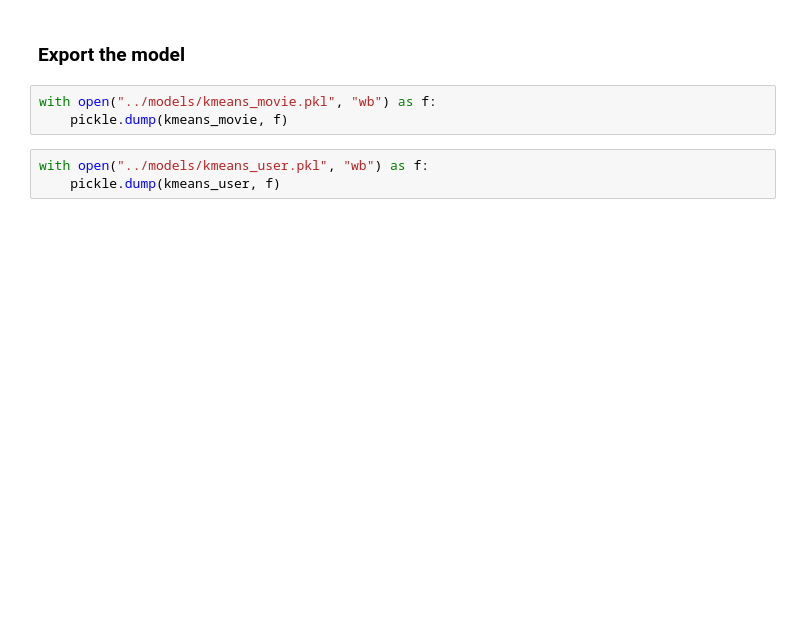
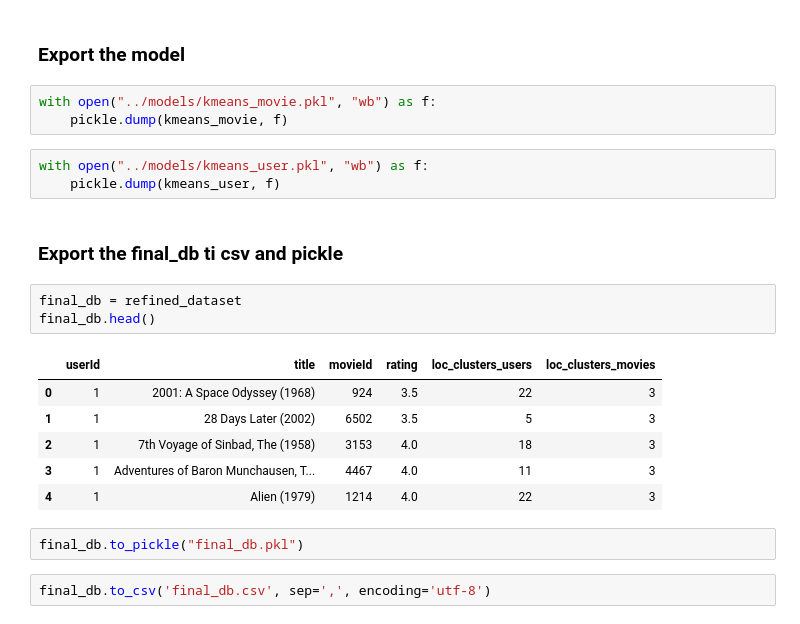
Before and after one commit to rafaferprats/movie_recommendation_system_DS, a Jupyter notebook: notebooks/Recommender_System_KMeans_Modeluser_and_Modelmovie.ipynb, the cells around one changed output. Cells and saved outputs as stored; diff of their text form; blank space fills up the shorter version.

```diff
--- a/notebooks/Recommender_System_KMeans_Modeluser_and_Modelmovie.ipynb
+++ b/notebooks/Recommender_System_KMeans_Modeluser_and_Modelmovie.ipynb
@@ -243,3 +387,19 @@ with open("../models/kmeans_movie.pkl", "wb") as f:
 # %%
 with open("../models/kmeans_user.pkl", "wb") as f:
     pickle.dump(kmeans_user, f)
+# %% [markdown]
+### Export the final_db ti csv and pickle
+# %%
+final_db = refined_dataset
+final_db.head()
+# %% [output]
+|  | userId | title | movieId | rating | loc_clusters_users | loc_clusters_movies |
+| 0 | 1 | 2001: A Space Odyssey (1968) | 924 | 3.5 | 22 | 3 |
+| 1 | 1 | 28 Days Later (2002) | 6502 | 3.5 | 5 | 3 |
+| 2 | 1 | 7th Voyage of Sinbad, The (1958) | 3153 | 4.0 | 18 | 3 |
+| 3 | 1 | Adventures of Baron Munchausen, T... | 4467 | 4.0 | 11 | 3 |
+| 4 | 1 | Alien (1979) | 1214 | 4.0 | 22 | 3 |
+# %%
+final_db.to_pickle("final_db.pkl")
+# %%
+final_db.to_csv('final_db.csv', sep=',', encoding='utf-8')
```
Also changed, not shown: parts of 24 cells of this notebook.
